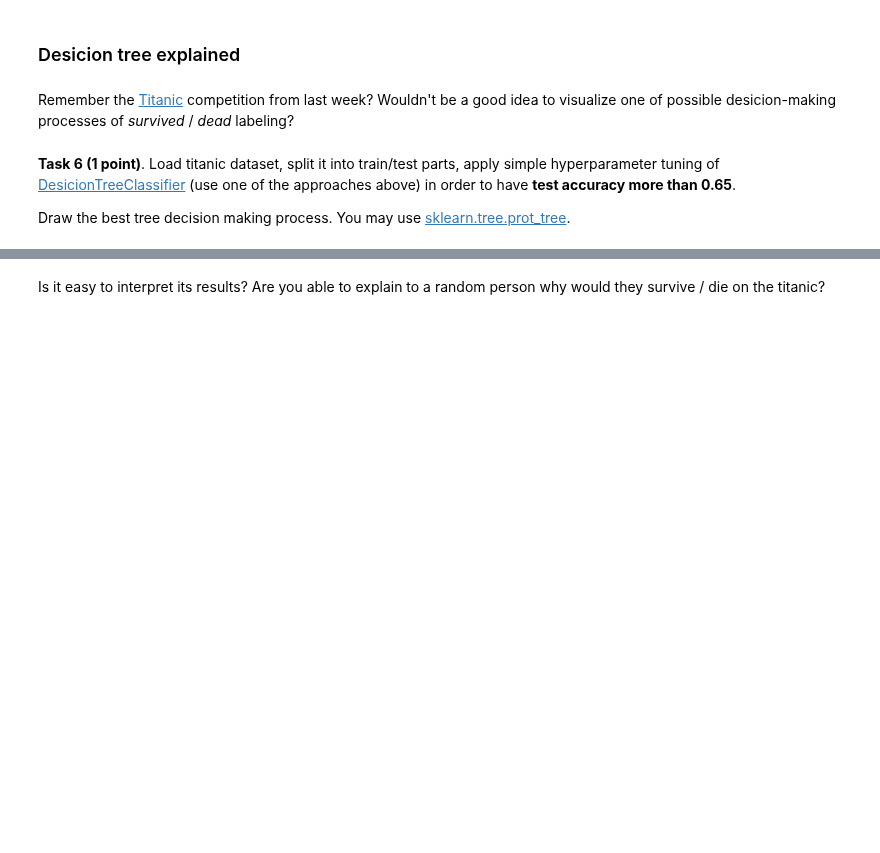
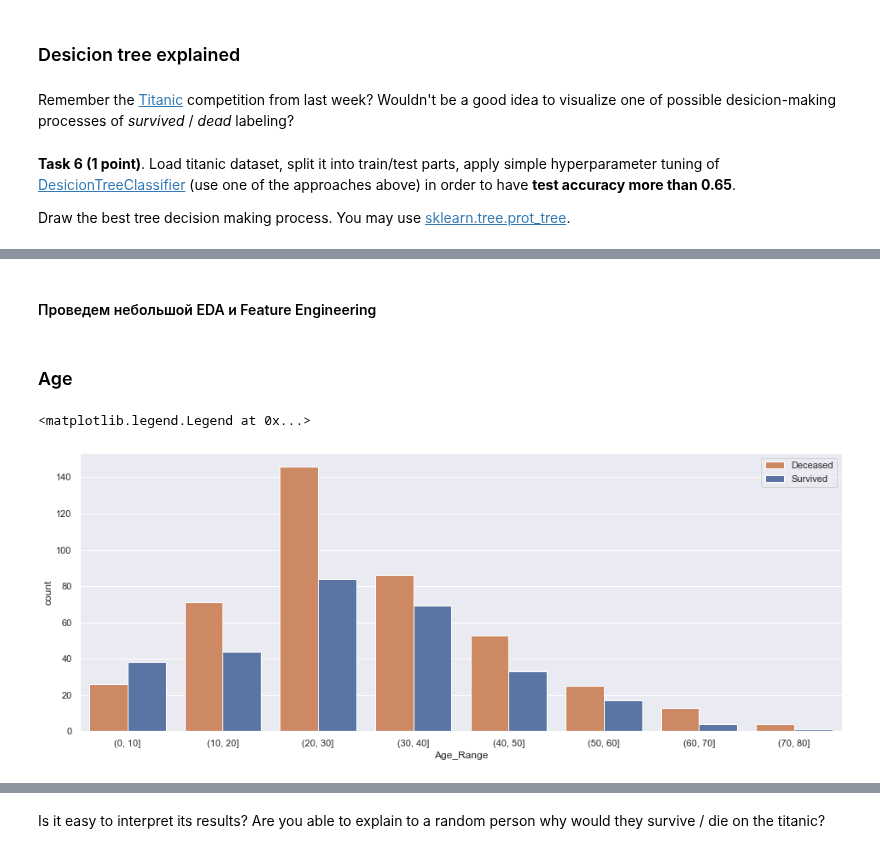
Before and after one commit to Leonidkourtch/ml-intro-1, a Jupyter notebook: 7_trees_and_ensembles/rf_classifier.ipynb, the cells around one changed output, grey strips where cells are left out. Cells and saved outputs as stored; diff of their text form; code cells hidden in the pictures; blank space fills up the shorter version.

```diff
--- a/7_trees_and_ensembles/rf_classifier.ipynb
+++ b/7_trees_and_ensembles/rf_classifier.ipynb
@@ -526,0 +714,10 @@ from sklearn.tree import DecisionTreeClassifier
+# %% [markdown]
+#### Проведем небольшой EDA и Feature Engineering
+# %% [markdown]
+### Age
+# %%
+td['Age_Range'] = pd.cut(td.Age, [0, 10, 20, 30, 40, 50, 60,70,80])
+sns.countplot(x = "Age_Range", hue = "Survived", data = td, palette=["C1", "C0"]).legend(labels = ["Deceased", "Survived"])
+# %% [output]
+<matplotlib.legend.Legend at 0x...>
+[figure, added]
```
Also changed, not shown: parts of 86 cells of this notebook.
